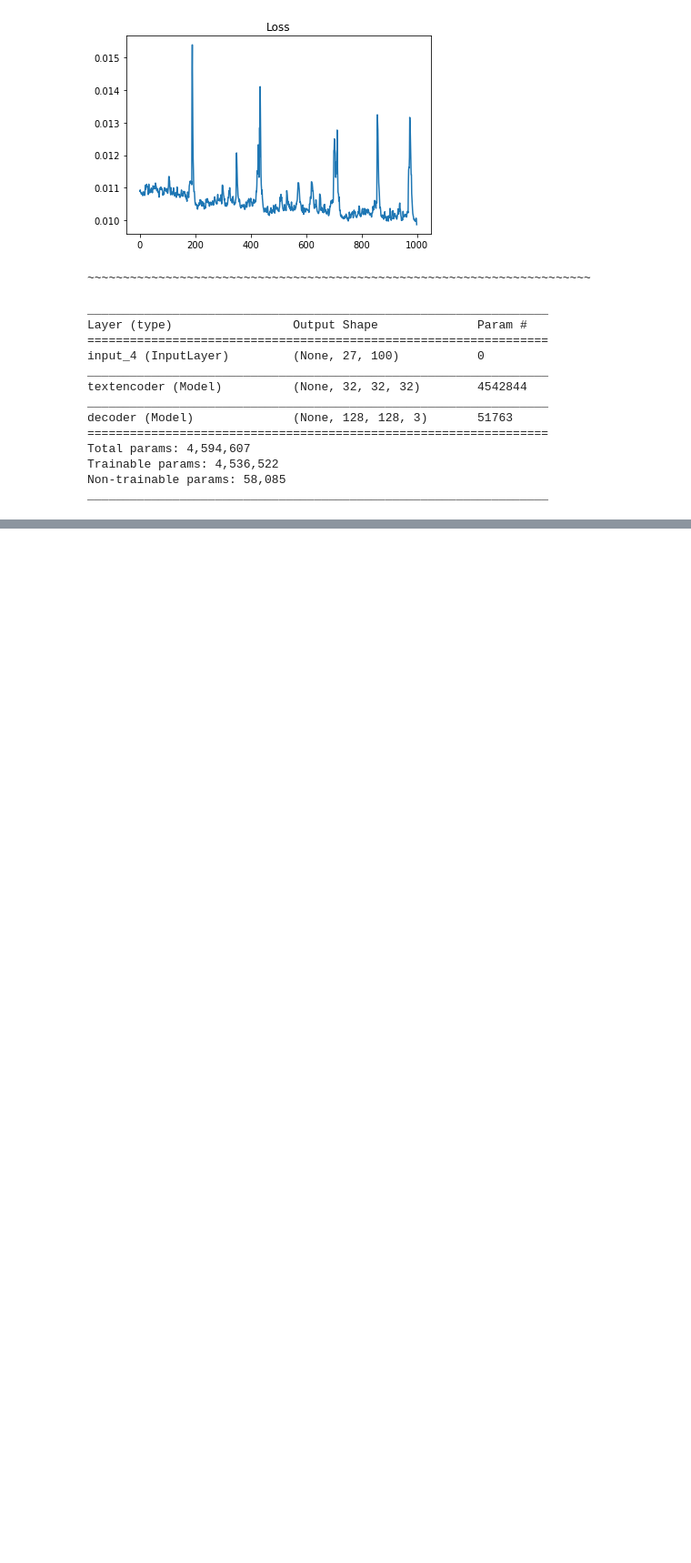
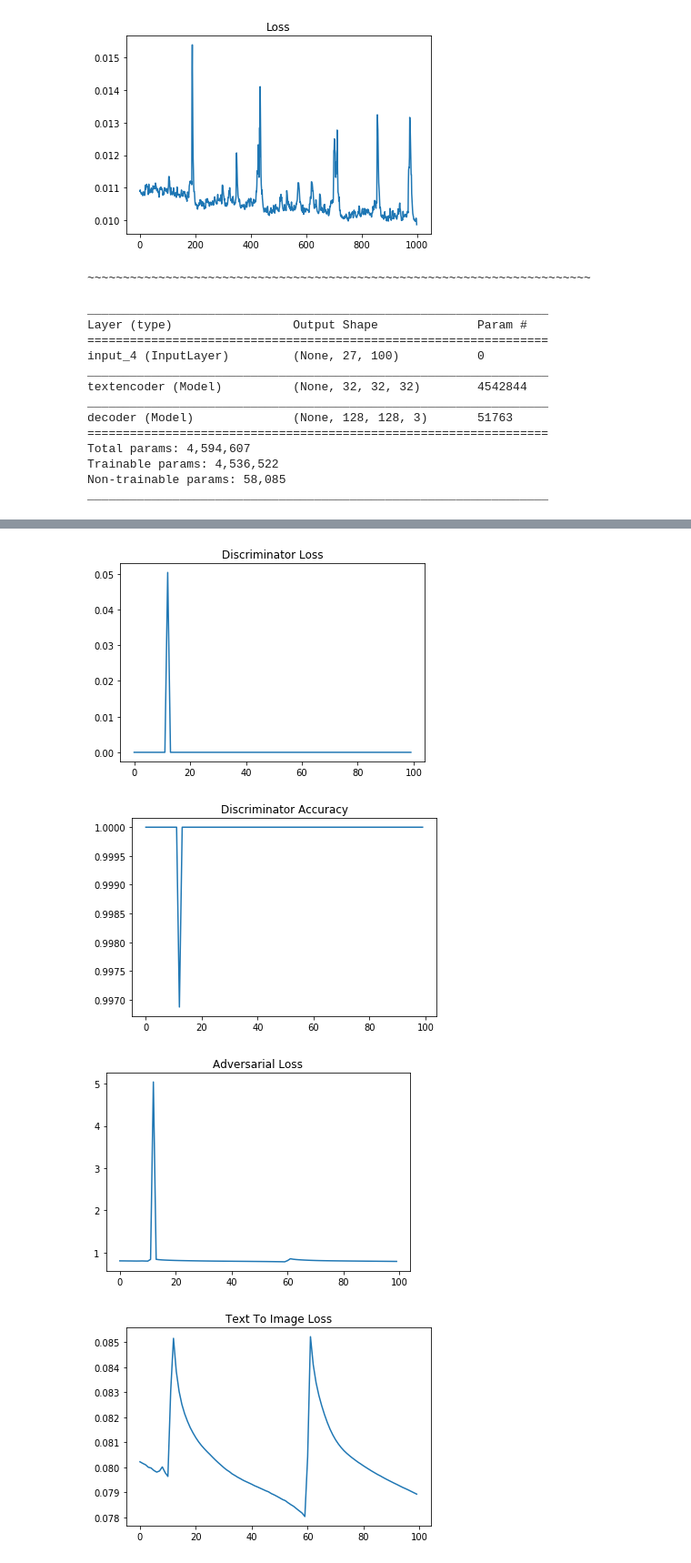
Before and after one commit to joasepul/caption-to-image-synthesis, a Jupyter notebook: text-to-image.ipynb, the cells around one changed output, grey strips where cells are left out. Shown: that part at 91% size. Cells and saved outputs as stored; diff of their text form; code cells hidden in the pictures; blank space fills up the shorter version.

```diff
--- a/text-to-image.ipynb
+++ b/text-to-image.ipynb
@@ -543 +577,23 @@ epoch 1 of 1000
+# %%
+plt.title('Discriminator Loss')
+plt.plot(d_loss_means)
+# plt.savefig('discriminator_loss')
+plt.show()
+plt.title('Discriminator Accuracy')
+plt.plot(d_acc_means)
+# plt.savefig('discriminator_acc')
+plt.show()
+plt.title('Adversarial Loss')
+plt.plot(a_loss_means)
+# plt.savefig('adversarial_loss')
+plt.show()
+plt.title('Text To Image Loss')
+plt.plot(t_loss_means)
+# plt.savefig('text2img_loss')
+plt.show()
+# %% [output]
+[figure, added]
+[figure, added]
+[figure, added]
+[figure, added]
 # %%
```
Also changed, not shown: parts of 7 cells of this notebook.
